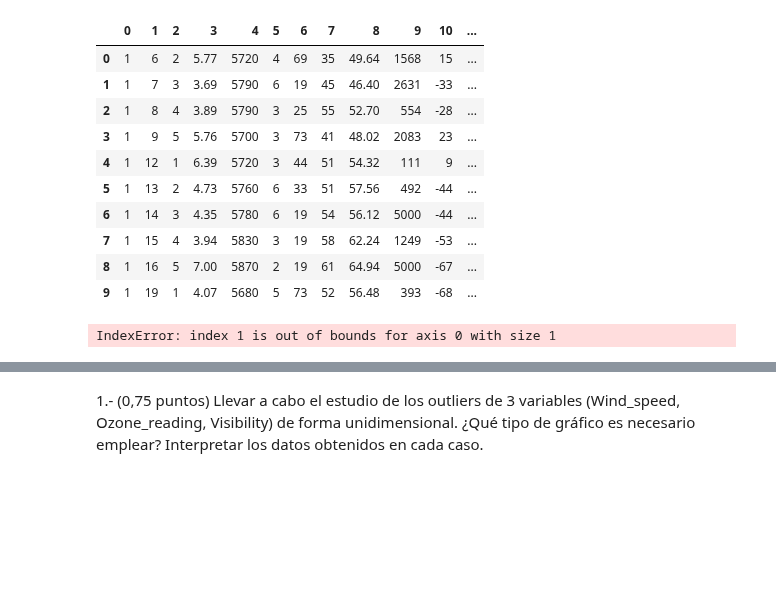
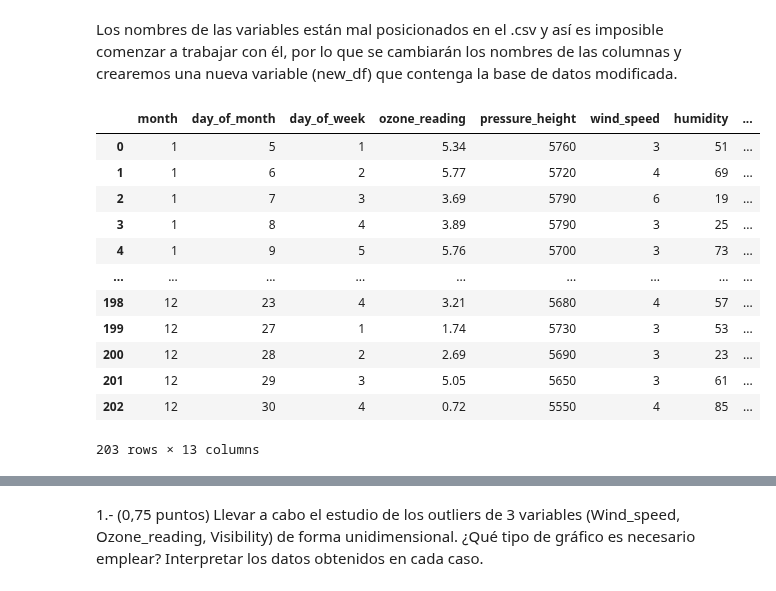
Before and after one commit to Alf-caput/P1_MineriaDeDatos, a Jupyter notebook: P2_SensoresAtmosfericos/P2_SensoresAtmosfericos.ipynb, the cells around one changed output, grey strips where cells are left out. Drawn from its saved outputs; the diff is of its cells as text; code cells hidden in the pictures; blank space fills up the shorter version.

```diff
--- a/P2_SensoresAtmosfericos/P2_SensoresAtmosfericos.ipynb
+++ b/P2_SensoresAtmosfericos/P2_SensoresAtmosfericos.ipynb
@@ -13,24 +13,26 @@ df.head()
 | 2 | 1 | 7 | 3 | 3.69 | 5790 | 6 | 19 | ... |
 | 3 | 1 | 8 | 4 | 3.89 | 5790 | 3 | 25 | ... |
 | 4 | 1 | 9 | 5 | 5.76 | 5700 | 3 | 73 | ... |
-# %%
-
-estacion = pd.read_csv('ozone.csv', encoding = 'latin_1', sep = ',', skiprows = 2, header = None)
-estacion.head(10)
-# %% [output]
-|  | 0 | 1 | 2 | 3 | 4 | 5 | 6 | 7 | 8 | 9 | 10 | ... |
-| 0 | 1 | 6 | 2 | 5.77 | 5720 | 4 | 69 | 35 | 49.64 | 1568 | 15 | ... |
-| 1 | 1 | 7 | 3 | 3.69 | 5790 | 6 | 19 | 45 | 46.40 | 2631 | -33 | ... |
-| 2 | 1 | 8 | 4 | 3.89 | 5790 | 3 | 25 | 55 | 52.70 | 554 | -28 | ... |
-| 3 | 1 | 9 | 5 | 5.76 | 5700 | 3 | 73 | 41 | 48.02 | 2083 | 23 | ... |
-| 4 | 1 | 12 | 1 | 6.39 | 5720 | 3 | 44 | 51 | 54.32 | 111 | 9 | ... |
-| 5 | 1 | 13 | 2 | 4.73 | 5760 | 6 | 33 | 51 | 57.56 | 492 | -44 | ... |
-| 6 | 1 | 14 | 3 | 4.35 | 5780 | 6 | 19 | 54 | 56.12 | 5000 | -44 | ... |
-| 7 | 1 | 15 | 4 | 3.94 | 5830 | 3 | 19 | 58 | 62.24 | 1249 | -53 | ... |
-| 8 | 1 | 16 | 5 | 7.00 | 5870 | 2 | 19 | 61 | 64.94 | 5000 | -67 | ... |
-| 9 | 1 | 19 | 1 | 4.07 | 5680 | 5 | 73 | 52 | 56.48 | 393 | -68 | ... |
-# %%
-variables = df.columns #nombres variables en un vector
-variables[1]
-# %% [output]
-IndexError: index 1 is out of bounds for axis 0 with size 1
+# %% [markdown]
+Los nombres de las variables están mal posicionados en el .csv y así es imposible comenzar a trabajar con él, por lo que se cambiarán los nombres de las columnas y crearemos una nueva variable (new_df) que contenga la base de datos modificada.
+# %%
+variables = df.columns
+new_df = df.rename(columns = {variables[0]:'month',variables[1]:'day_of_month',variables[2]:'day_of_week',variables[3]:'ozone_reading',variables[4]:'pressure_height',
+                   variables[5]:'wind_speed',variables[6]:'humidity',variables[7]:'temperature_sandburg',variables[8]:'temperature_elmonte',variables[9]:'inversion_base_height',
+                              variables[10]:'pressure_gradient',variables[11]:'inversion_temperature',variables[12]:'visibility'})
+new_variables = new_df.columns
+new_df
+# %% [output]
+|  | month | day_of_month | day_of_week | ozone_reading | pressure_height | wind_speed | humidity | ... |
+| 0 | 1 | 5 | 1 | 5.34 | 5760 | 3 | 51 | ... |
+| 1 | 1 | 6 | 2 | 5.77 | 5720 | 4 | 69 | ... |
+| 2 | 1 | 7 | 3 | 3.69 | 5790 | 6 | 19 | ... |
+| 3 | 1 | 8 | 4 | 3.89 | 5790 | 3 | 25 | ... |
+| 4 | 1 | 9 | 5 | 5.76 | 5700 | 3 | 73 | ... |
+| ... | ... | ... | ... | ... | ... | ... | ... | ... |
+| 198 | 12 | 23 | 4 | 3.21 | 5680 | 4 | 57 | ... |
+| 199 | 12 | 27 | 1 | 1.74 | 5730 | 3 | 53 | ... |
+| 200 | 12 | 28 | 2 | 2.69 | 5690 | 3 | 23 | ... |
+| 201 | 12 | 29 | 3 | 5.05 | 5650 | 3 | 61 | ... |
+| 202 | 12 | 30 | 4 | 0.72 | 5550 | 4 | 85 | ... |
+203 rows × 13 columns
```
Also changed, not shown: parts of 14 cells of this notebook.
